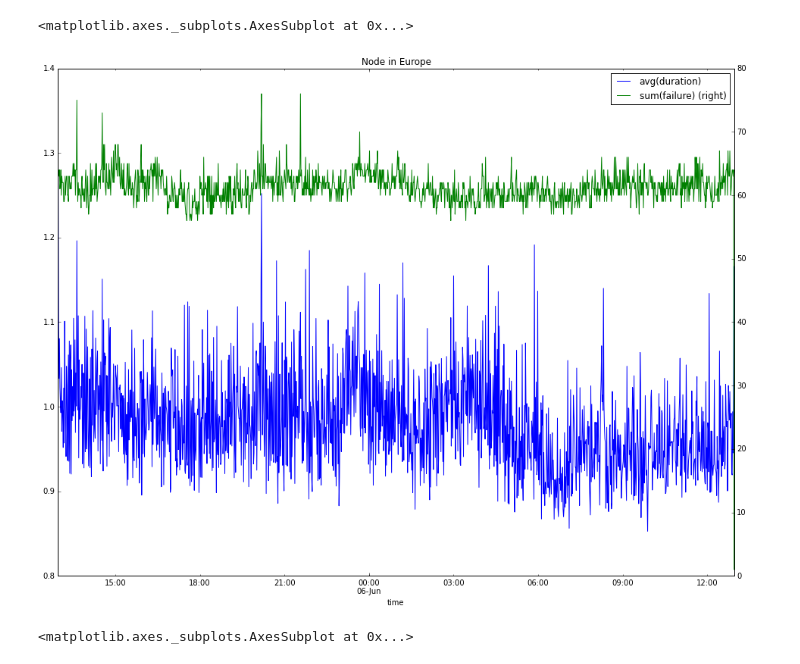
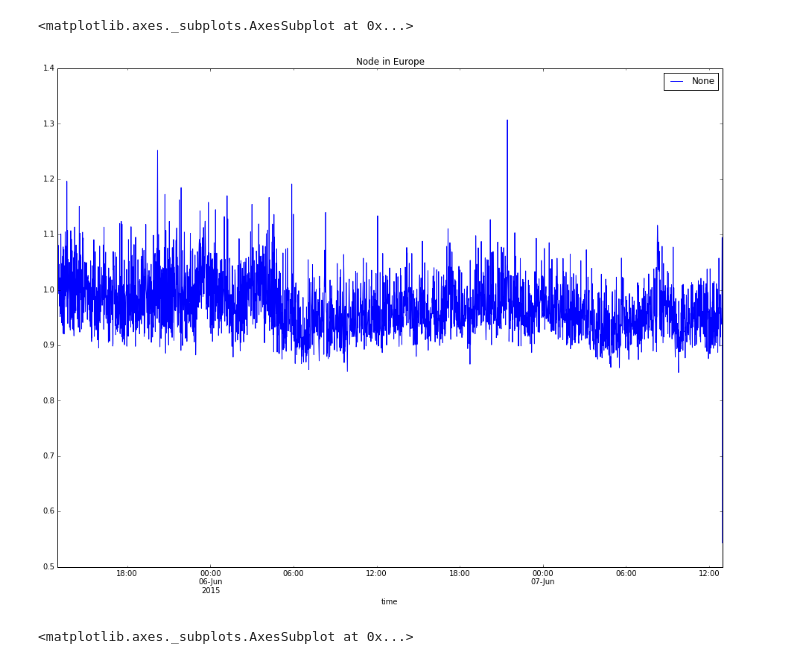
Before and after one commit to henadzit/webhealth, a Jupyter notebook: notebooks/finding_failed_websites.ipynb, the cells around one changed output. Drawn from its saved outputs; the diff is of its cells as text; code cells hidden in the pictures.

```diff
--- a/notebooks/finding_failed_websites.ipynb
+++ b/notebooks/finding_failed_websites.ipynb
@@ -23,7 +23,11 @@ db = MySQLdb.connect(host='localhost',
 
 ah = AnalysisHelper(username, password, db_name)
 
-# stable period of data
-after = datetime.datetime(2015, 6, 5, 12, 57)
-before = datetime.datetime(2015, 6, 6, 12, 57)
+# day one
+after_d1 = datetime.datetime(2015, 6, 5, 12, 57)
+before_d1 = datetime.datetime(2015, 6, 6, 12, 57)
+
+# day two
+after_d2 = datetime.datetime(2015, 6, 6, 12, 57)
+before_d2 = datetime.datetime(2015, 6, 7, 12, 57)
 # %%
@@ -78,36 +104,36 @@ def plot_overal_failure_sum_and_duration_avg(node_id, title,
     c.execute('select avg(duration), sum(failure), end_time_1min from metrics '
               'where node_id=%s and '
               'end_time >= %s and '
               'end_time <= %s '
               'group by end_time_1min',
               (node_id, datetime_to_mysql_date(after), datetime_to_mysql_date(before),))
     duration_res = []
     failure_res = []
     end_time_res = []
 
     for _ in range(c.rowcount):
         duration, failure, end_time = c.fetchone()
 
         duration_res.append(float(duration))
         failure_res.append(int(failure))
         end_time_res.append(end_time)
     c.close()
 
     duration_label = 'avg(duration)'
     failure_label = 'sum(failure)'
 
     df = pd.DataFrame({
             duration_label: duration_res,
             failure_label: failure_res,
             'time': end_time_res
         })
-    return df.plot(x='time', title=title, secondary_y=failure_label, figsize=(16, 12))
+    return df.plot(x='time', y=duration_label, secondary_y=failure_label, title=title, figsize=(16, 12))
 
 
-plot_overal_failure_sum_and_duration_avg('8b18188b10a7', 'Node in Europe', after, before)
+plot_overal_failure_sum_and_duration_avg('8b18188b10a7', 'Node in Europe', after_d1, before_d2)
 # %% [output]
 <matplotlib.axes._subplots.AxesSubplot at 0x...>
-[figure, old version]
+[figure, new version]
 # %%
 plot_overal_failure_sum_and_duration_avg('aa4f2d96e411', 'Node in the US', after, before)
 # %% [output]
```
Also changed, not shown: parts of 3 cells of this notebook.
